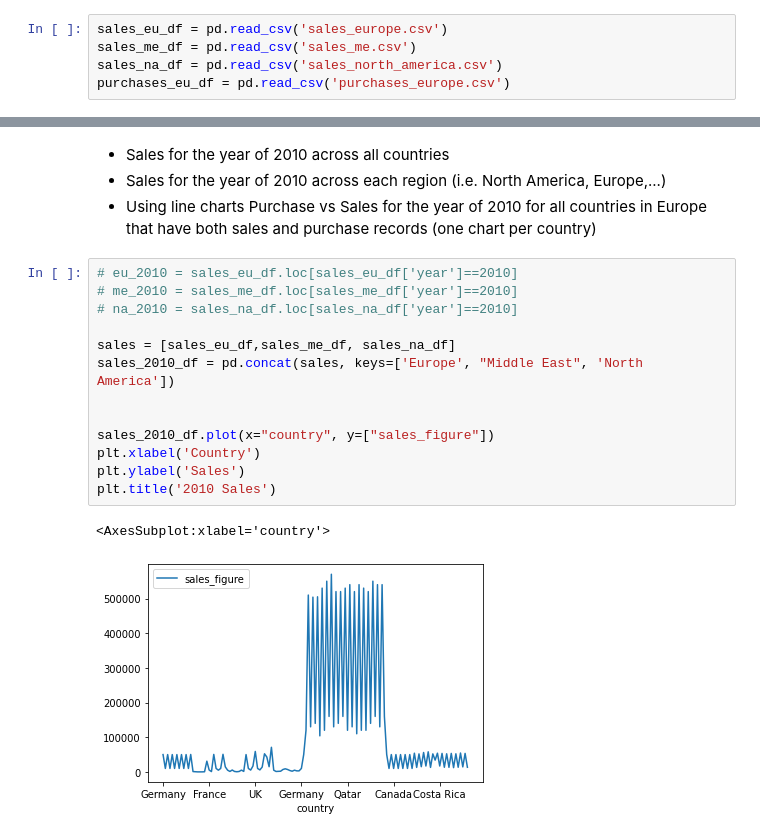
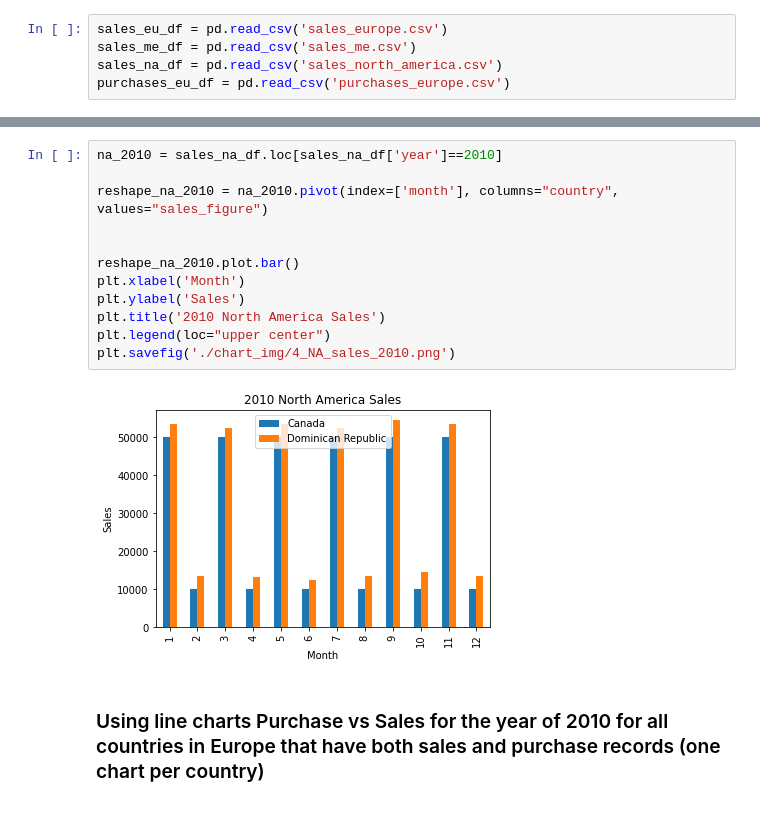
Before and after one commit to Jonty-Lees/chart_visulization_assignment, a Jupyter notebook: notebook.ipynb, the cells around one changed output, grey strips where cells are left out. Saved outputs shown, nothing was run; the diff lists cells and outputs as text.

```diff
--- a/notebook.ipynb
+++ b/notebook.ipynb
@@ -33,20 +77,16 @@ purchases_eu_df = pd.read_csv('purchases_europe.csv')
+# %%
+na_2010 = sales_na_df.loc[sales_na_df['year']==2010]
+
+reshape_na_2010 = na_2010.pivot(index=['month'], columns="country", values="sales_figure")
+
+
+reshape_na_2010.plot.bar()
+plt.xlabel('Month')
+plt.ylabel('Sales')
+plt.title('2010 North America Sales')
+plt.legend(loc="upper center")
+plt.savefig('./chart_img/4_NA_sales_2010.png')
+# %% [output]
+[figure, added]
 # %% [markdown]
--   Sales for the year of 2010 across all countries
--  Sales for the year of 2010 across each region (i.e. North America, Europe,...)
--  Using line charts Purchase vs Sales for the year of 2010 for all countries in Europe that have both sales and purchase records (one chart per country)
+### Using line charts Purchase vs Sales for the year of 2010 for all countries in Europe that have both sales and purchase records (one chart per country)
-# %%
-# eu_2010 = sales_eu_df.loc[sales_eu_df['year']==2010]
-# me_2010 = sales_me_df.loc[sales_me_df['year']==2010]
-# na_2010 = sales_na_df.loc[sales_na_df['year']==2010]
-
-sales = [sales_eu_df,sales_me_df, sales_na_df]
-sales_2010_df = pd.concat(sales, keys=['Europe', "Middle East", 'North America'])
-
-
-sales_2010_df.plot(x="country", y=["sales_figure"])
-plt.xlabel('Country')
-plt.ylabel('Sales')
-plt.title('2010 Sales')
-# %% [output]
-<AxesSubplot:xlabel='country'>
-[figure, removed]
```
Also changed, not shown: parts of 19 cells of this notebook, 15 other files.
